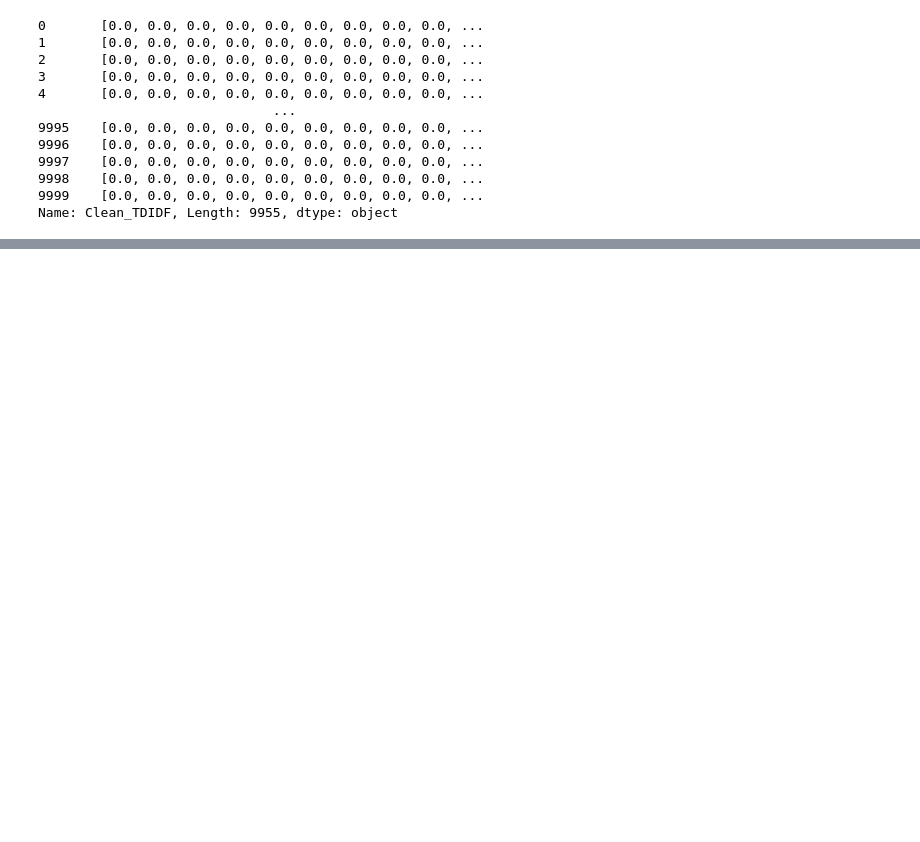
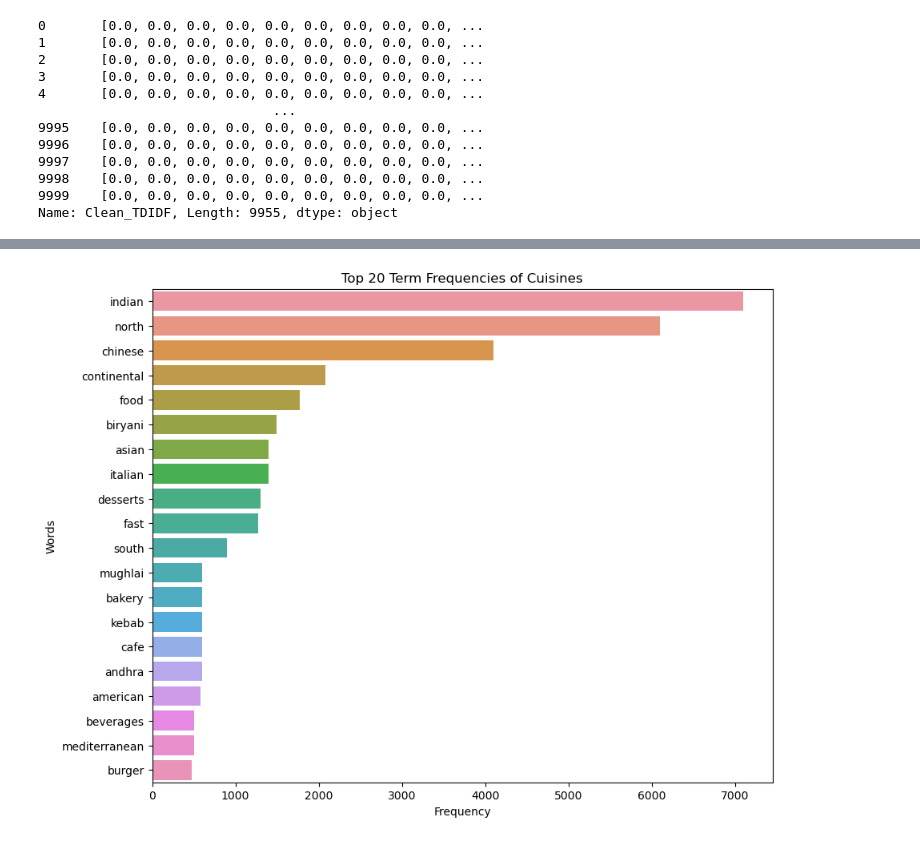
Before and after one commit to JoaoF7/Text_Mining_Project, a Jupyter notebook: TM2425_project_sow_Annex_B_Notebook_Template.ipynb, the cells around one changed output, grey strips where cells are left out. Drawn from its saved outputs; the diff is of its cells as text; code cells hidden in the pictures; blank space fills up the shorter version.

```diff
--- a/TM2425_project_sow_Annex_B_Notebook_Template.ipynb
+++ b/TM2425_project_sow_Annex_B_Notebook_Template.ipynb
@@ -313,6 +290,5 @@ graph_clean_freq = plot_term_frequency(clean_bow_words_freq, 20, "Clean BOW", sh
 # %%
-def word_cloud_generator(folder_path,reviews):
-    wc = WordCloud(background_color="white",max_words=120, width = 220,height = 220, color_func=lambda *args, **kwargs: (0,0,0))
+def word_cloud_generator(folder_path,reviews, wc, path, list_output = False):
     if not os.path.exists(folder_path):
         os.makedirs(folder_path)
 
@@ -325,11 +301,13 @@ def word_cloud_generator(folder_path,reviews):
     ##TFIDF visualization
     tfidf_df = word_freq_calculator(tfidf_td_matrix,word_list, df_output=False)
     wc.generate_from_frequencies(tfidf_df)
-    wc.to_file(os.path.join(folder_path, "WC_"+"TFIDF.png"))
+    wc.to_file(os.path.join(folder_path, path))
 
-    return tfidf_td_matrix.tolist()
+    if list_output:
+        return tfidf_td_matrix.tolist()
-# %%
-reviews["Clean_TDIDF"] = word_cloud_generator("graphs",reviews)
+# %%
+wc = WordCloud(background_color="white",max_words=120, width = 220,height = 220, color_func=lambda *args, **kwargs: (0,0,0))
+reviews["Clean_TDIDF"] = word_cloud_generator("graphs",reviews, wc, path="WC_TFIDF.png", list_output=True)
 # %%
 reviews["Clean_TDIDF"]
 # %% [output]
@@ -347,0 +367,7 @@ Name: Clean_TDIDF, Length: 9955, dtype: object
+# %%
+#Create a BOW and get the number of times each type of cuisine appears
+bow_vectorizer = CountVectorizer()
+cuisine_td_matrix = bow_vectorizer.fit_transform(reviews["Cuisine"]).toarray()
+cuisine_word_list = bow_vectorizer.get_feature_names_out().tolist()
+cuisine_words_freq = word_freq_calculator(cuisine_td_matrix, cuisine_word_list)
+cuisine_words_freq
@@ -347,0 +392,4 @@ Name: Clean_TDIDF, Length: 9955, dtype: object
+# %%
+graph_clean_freq = plot_term_frequency(cuisine_words_freq, 20, "Cuisines", show = False)
+# %% [output]
+[figure, added]
```
Also changed, not shown: parts of 18 cells of this notebook, 4 other files.
